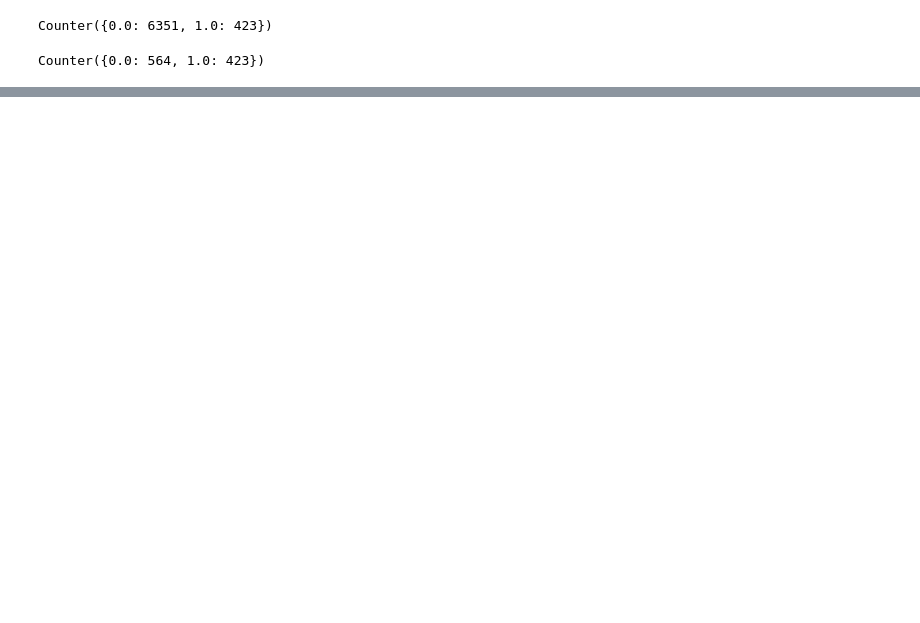
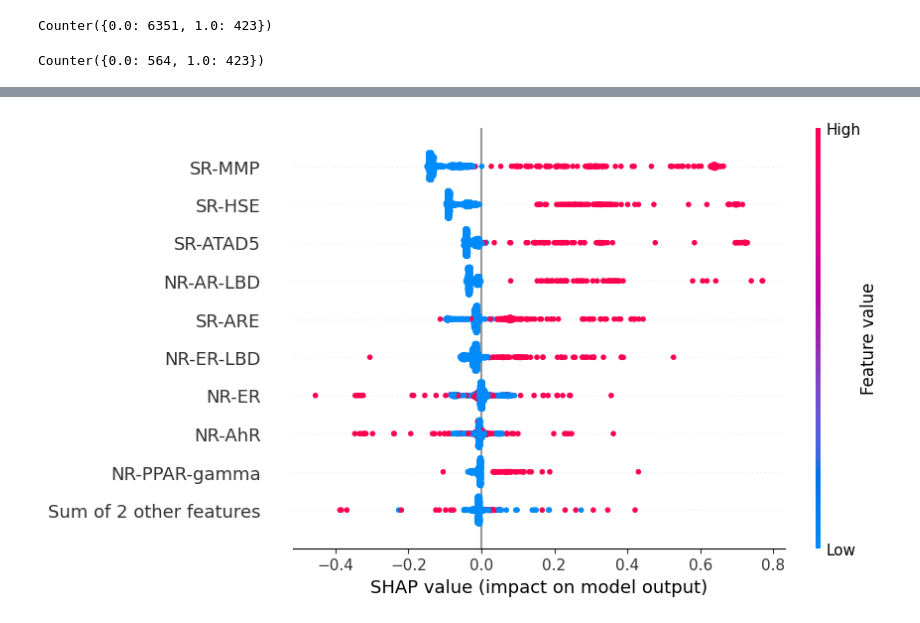
Before and after one commit to BernardGeorges/ProjetoAP, a Jupyter notebook: deepmol.ipynb, the cells around one changed output, grey strips where cells are left out. Cells and saved outputs as stored; diff of their text form; code cells hidden in the pictures; blank space fills up the shorter version.

```diff
--- a/deepmol.ipynb
+++ b/deepmol.ipynb
@@ -127,3 +123,7 @@ X has feature names, but R
+# %%
+shap_calc.beeswarm_plot()
+# %% [output]
+[figure, added]
 # %%
 from deepmol.compound_featurization import MACCSkeysFingerprint
 
```
Also changed, not shown: parts of 13 cells of this notebook, 2 other files.
